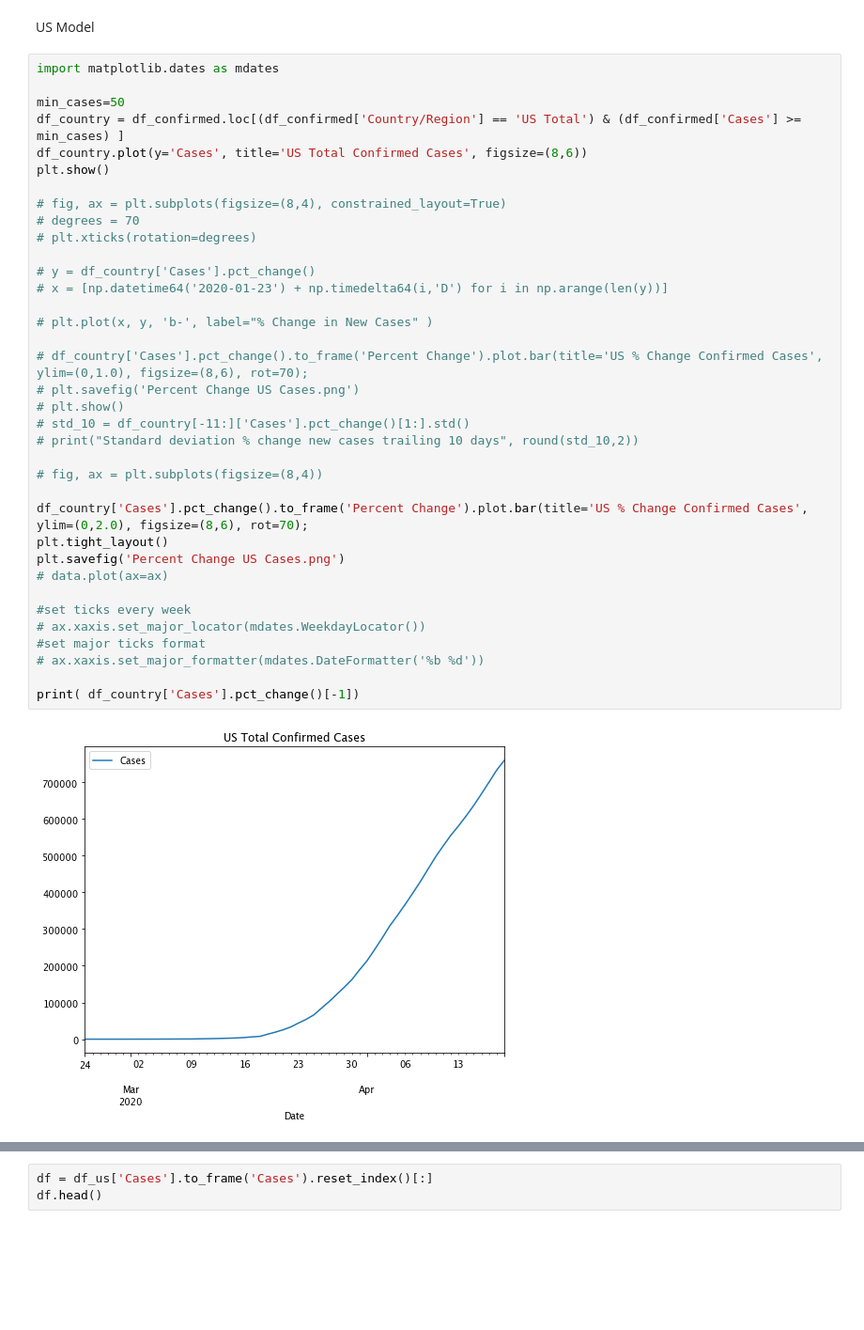
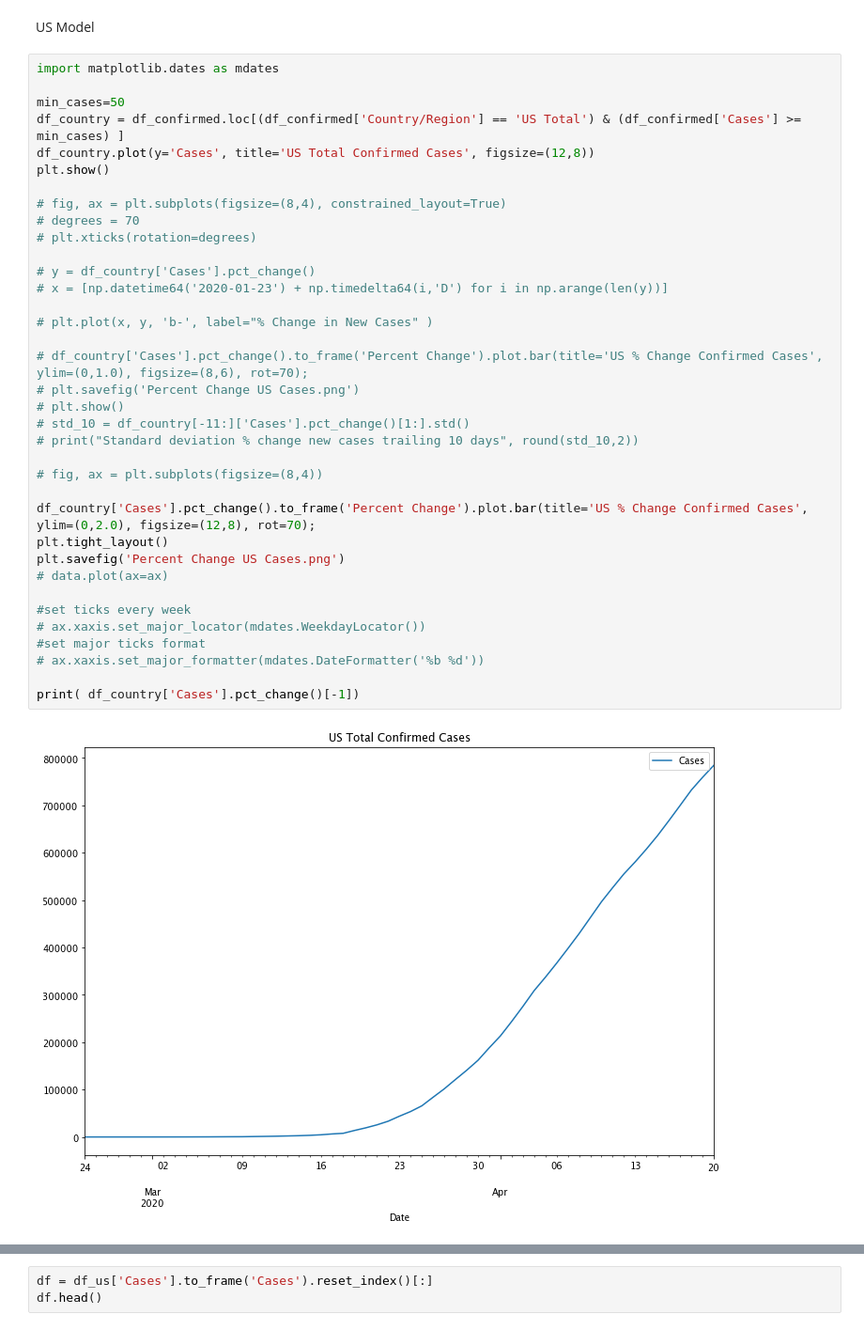
Before and after one commit to jayurbain/covid19, a Jupyter notebook: covid19_logistic_model.ipynb, the cells around one changed output, grey strips where cells are left out. Shown at 94% size. Cells and saved outputs as stored; diff of their text form; blank space fills up the shorter version.

```diff
--- a/covid19_logistic_model.ipynb
+++ b/covid19_logistic_model.ipynb
@@ -1157,36 +1159,36 @@ import matplotlib.dates as mdates
 
 min_cases=50
 df_country = df_confirmed.loc[(df_confirmed['Country/Region'] == 'US Total') & (df_confirmed['Cases'] >= min_cases) ]
-df_country.plot(y='Cases', title='US Total Confirmed Cases', figsize=(8,6))
+df_country.plot(y='Cases', title='US Total Confirmed Cases', figsize=(12,8))
 plt.show()
 
 # fig, ax = plt.subplots(figsize=(8,4), constrained_layout=True)
 # degrees = 70
 # plt.xticks(rotation=degrees)
 
 # y = df_country['Cases'].pct_change()
 # x = [np.datetime64('2020-01-23') + np.timedelta64(i,'D') for i in np.arange(len(y))]
 
 # plt.plot(x, y, 'b-', label="% Change in New Cases" )
 
 # df_country['Cases'].pct_change().to_frame('Percent Change').plot.bar(title='US % Change Confirmed Cases', ylim=(0,1.0), figsize=(8,6), rot=70);
 # plt.savefig('Percent Change US Cases.png')
 # plt.show()
 # std_10 = df_country[-11:]['Cases'].pct_change()[1:].std()
 # print("Standard deviation % change new cases trailing 10 days", round(std_10,2))
 
 # fig, ax = plt.subplots(figsize=(8,4))
 
-df_country['Cases'].pct_change().to_frame('Percent Change').plot.bar(title='US % Change Confirmed Cases', ylim=(0,2.0), figsize=(8,6), rot=70);
+df_country['Cases'].pct_change().to_frame('Percent Change').plot.bar(title='US % Change Confirmed Cases', ylim=(0,2.0), figsize=(12,8), rot=70);
 plt.tight_layout()
 plt.savefig('Percent Change US Cases.png')
 # data.plot(ax=ax)
 
 #set ticks every week
 # ax.xaxis.set_major_locator(mdates.WeekdayLocator())
 #set major ticks format
 # ax.xaxis.set_major_formatter(mdates.DateFormatter('%b %d'))
 
 print( df_country['Cases'].pct_change()[-1])
 # %% [output]
-[figure, old version]
+[figure, new version]
```
Also changed, not shown: parts of 62 cells of this notebook, 16 other files.
